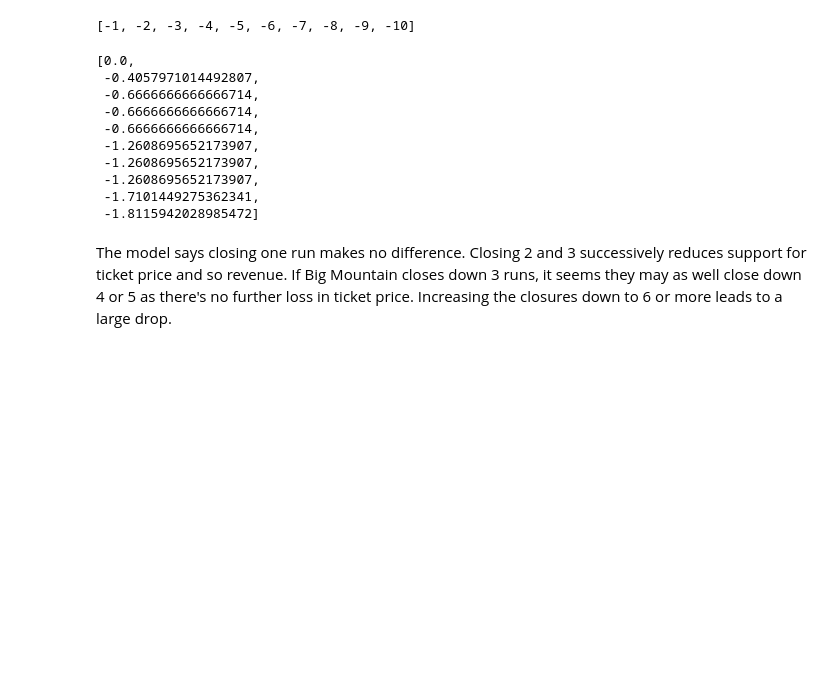
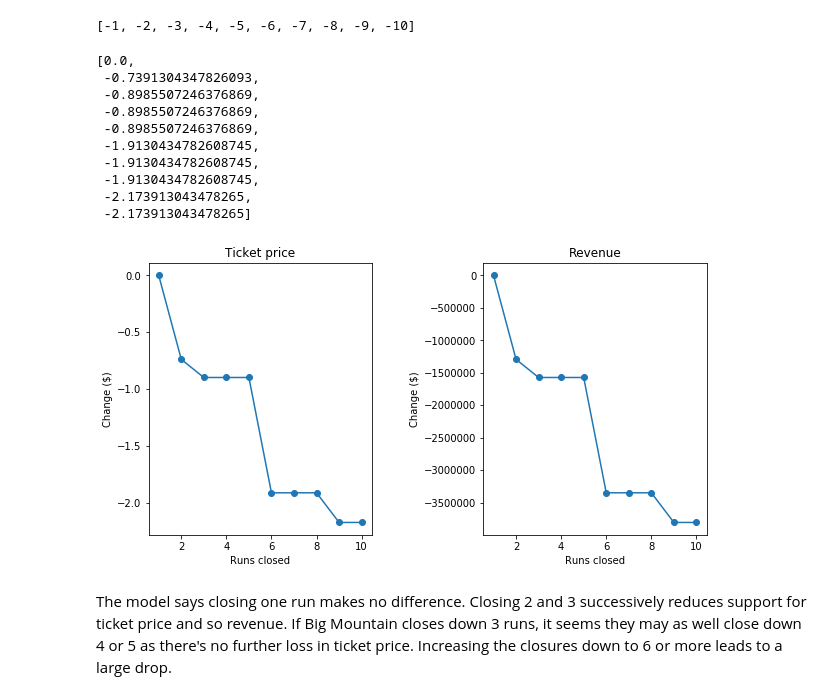
Before and after one commit to pauljacob/DataScienceGuidedCapstone, a Jupyter notebook: Step Five - Modeling/05_modeling.ipynb, the cells around one changed output. Cells and saved outputs as stored; diff of their text form; code cells hidden in the pictures; blank space fills up the shorter version.

```diff
--- a/Step Five - Modeling/05_modeling.ipynb
+++ b/Step Five - Modeling/05_modeling.ipynb
@@ -315,7 +346,7 @@ def predict_increase(features, deltas):
 
     bm2 = X_bm.copy()
     for f, d in zip(features, deltas):
-        bm2[___] += ___
+        bm2[f] += d
     return model.predict(bm2).item() - model.predict(X_bm).item()
 # %% [markdown]
 ### 5.9.1 Scenario 1<a id='5.9.1_Scenario_1'></a>
@@ -332,31 +363,33 @@ price_deltas = [predict_increase(['Runs'], [delta]) for delta in runs_delta]
 price_deltas
 # %% [output]
 [0.0,
- -0.4057971014492807,
- -0.6666666666666714,
- -0.6666666666666714,
- -0.6666666666666714,
- -1.2608695652173907,
- -1.2608695652173907,
- -1.2608695652173907,
- -1.7101449275362341,
- -1.8115942028985472]
+ -0.7391304347826093,
+ -0.8985507246376869,
+ -0.8985507246376869,
+ -0.8985507246376869,
+ -1.9130434782608745,
+ -1.9130434782608745,
+ -1.9130434782608745,
+ -2.173913043478265,
+ -2.173913043478265]
 # %%
 #Code task 3#
 #Create two plots, side by side, for the predicted ticket price change (delta) for each
 #condition (number of runs closed) in the scenario and the associated predicted revenue
 #change on the assumption that each of the expected visitors buys 5 tickets
 #There are two things to do here:
 #1 - use a list comprehension to create a list of the number of runs closed from `runs_delta`
 #2 - use a list comprehension to create a list of predicted revenue changes from `price_deltas`
-runs_closed = [-1 * ___ for ___ in runs_delta] #1
+runs_closed = [-1 * rc for rc in runs_delta] #1
 fig, ax = plt.subplots(1, 2, figsize=(10, 5))
 fig.subplots_adjust(wspace=0.5)
 ax[0].plot(runs_closed, price_deltas, 'o-')
 ax[0].set(xlabel='Runs closed', ylabel='Change ($)', title='Ticket price')
-revenue_deltas = [5 * expected_visitors * ___ for ___ in ___] #2
+revenue_deltas = [5 * expected_visitors * pd for pd in price_deltas] #2
 ax[1].plot(runs_closed, revenue_deltas, 'o-')
 ax[1].set(xlabel='Runs closed', ylabel='Change ($)', title='Revenue');
+# %% [output]
+[figure, added]
 # %% [markdown]
 The model says closing one run makes no difference. Closing 2 and 3 successively reduces support for ticket price and so revenue. If Big Mountain closes down 3 runs, it seems they may as well close down 4 or 5 as there's no further loss in ticket price. Increasing the closures down to 6 or more leads to a large drop.
 # %% [markdown]
```
Also changed, not shown: parts of 23 cells of this notebook.
